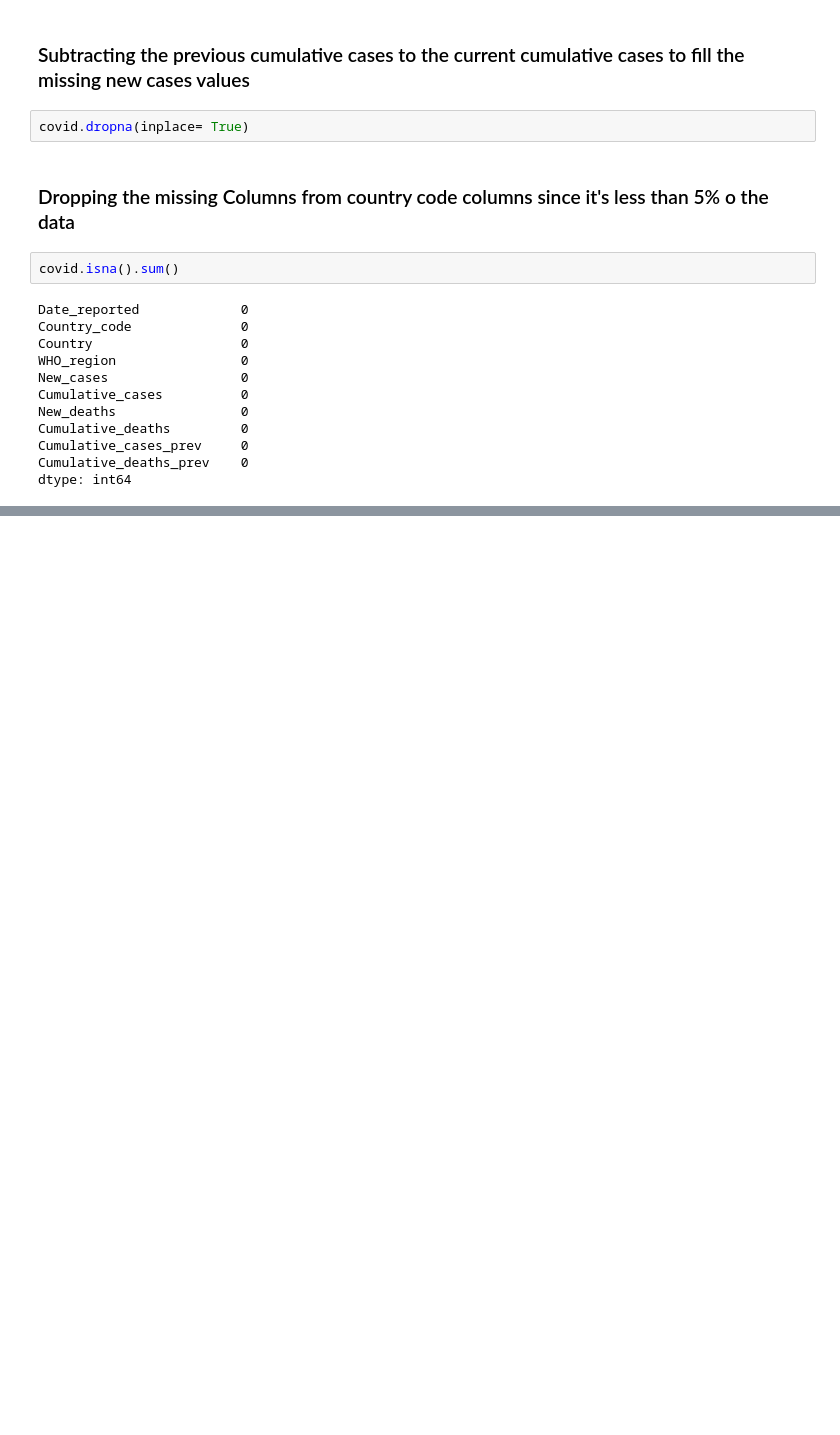
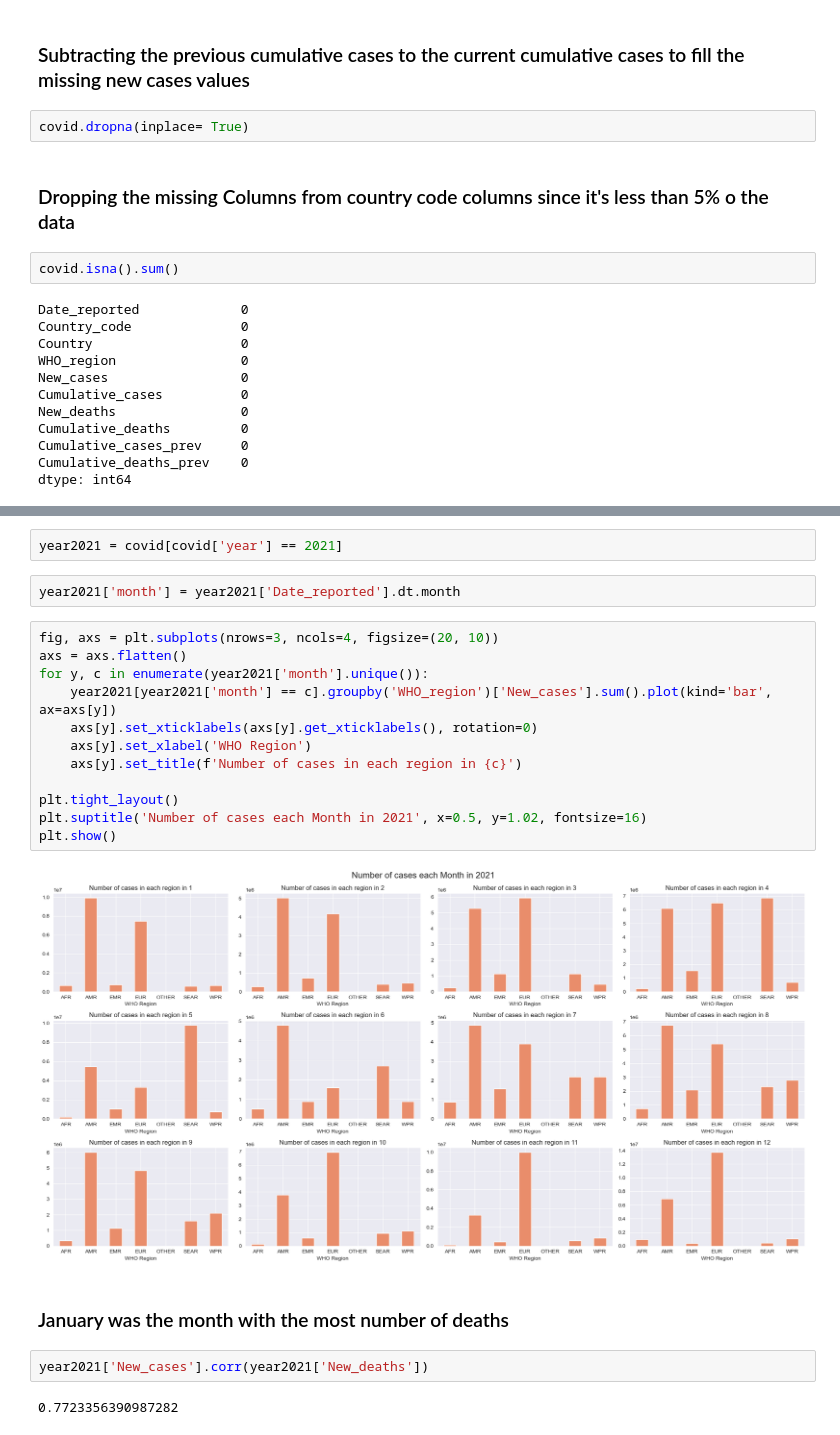
Before and after one commit to Ahmed-level0/COVID19, a Jupyter notebook: analysis.ipynb, the cells around one changed output, grey strips where cells are left out. Drawn from its saved outputs; the diff is of its cells as text; blank space fills up the shorter version.

```diff
--- a/analysis.ipynb
+++ b/analysis.ipynb
@@ -97,0 +140,24 @@ dtype: int64
+# %%
+year2021 = covid[covid['year'] == 2021]
+# %%
+year2021['month'] = year2021['Date_reported'].dt.month
+# %%
+fig, axs = plt.subplots(nrows=3, ncols=4, figsize=(20, 10))
+axs = axs.flatten()
+for y, c in enumerate(year2021['month'].unique()):
+    year2021[year2021['month'] == c].groupby('WHO_region')['New_cases'].sum().plot(kind='bar', ax=axs[y])
+    axs[y].set_xticklabels(axs[y].get_xticklabels(), rotation=0)
+    axs[y].set_xlabel('WHO Region')
+    axs[y].set_title(f'Number of cases in each region in {c}')
+
+plt.tight_layout()
+plt.suptitle('Number of cases each Month in 2021', x=0.5, y=1.02, fontsize=16)
+plt.show()
+# %% [output]
+[figure, added]
+# %% [markdown]
+<h3>January was the month with the most number of deaths</h3>
+# %%
+year2021['New_cases'].corr(year2021['New_deaths'])
+# %% [output]
+0.7723356390987282
```
Also changed, not shown: parts of 12 cells of this notebook.
